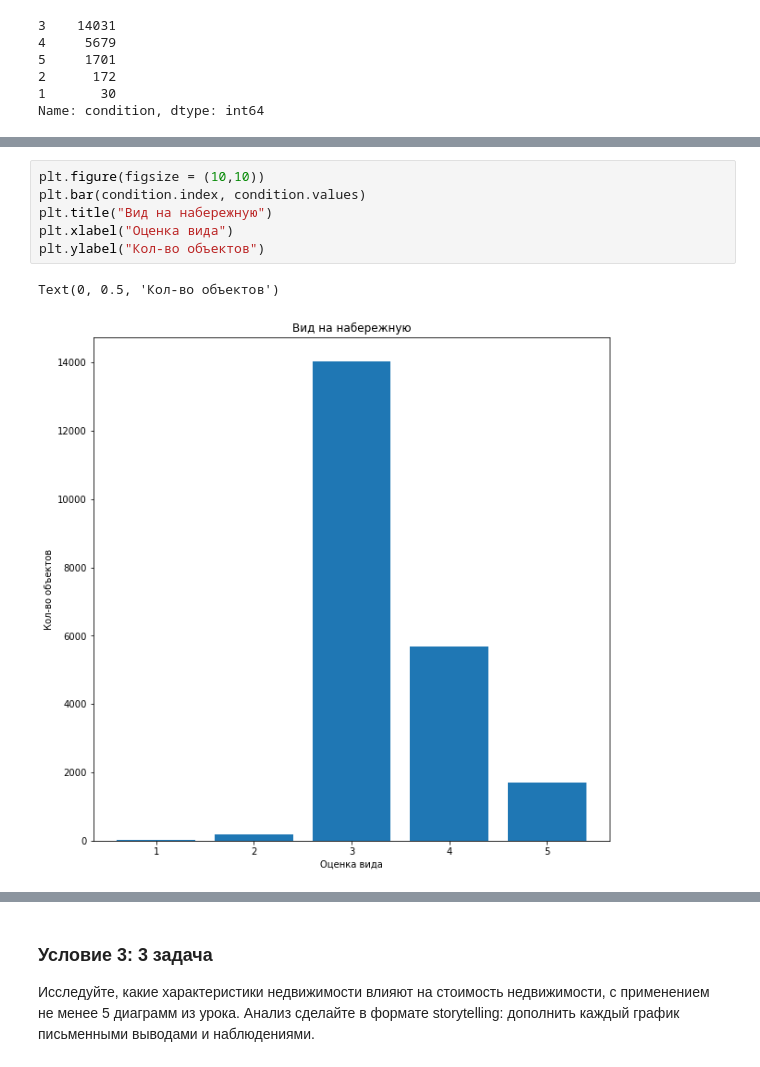
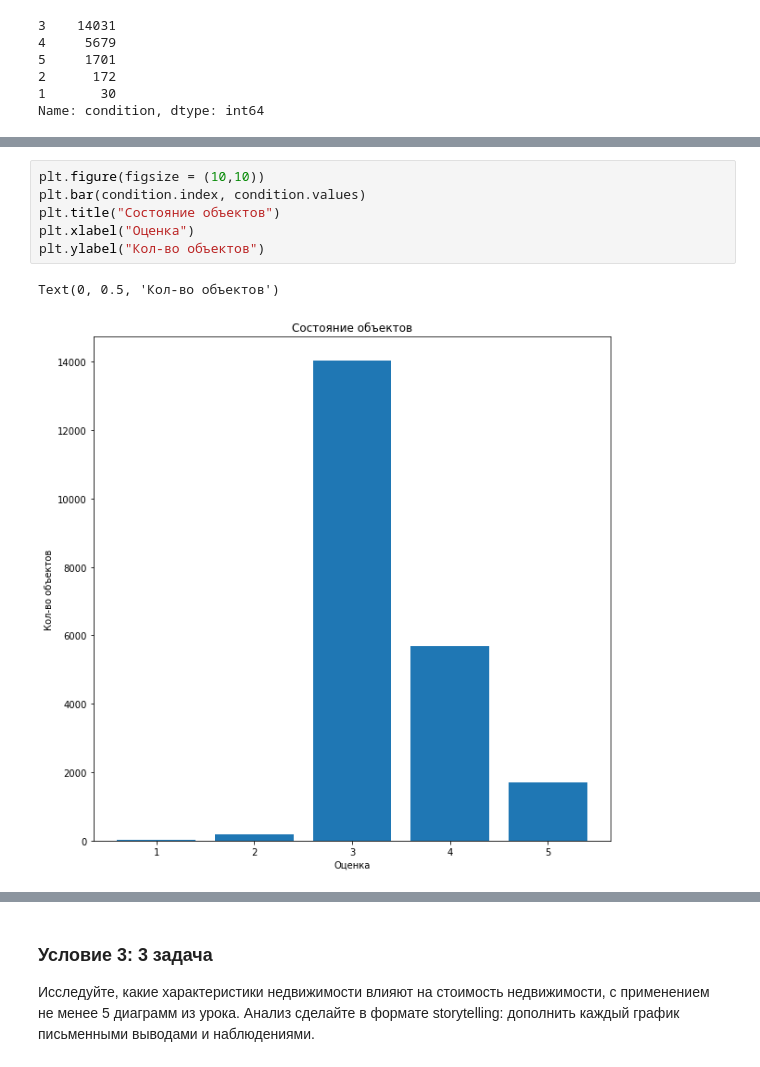
Before and after one commit to nordl1ng/b_a, a Jupyter notebook: hw_4/HW_4.ipynb, the cells around one changed output, grey strips where cells are left out. Saved outputs shown, nothing was run; the diff lists cells and outputs as text.

```diff
--- a/hw_4/HW_4.ipynb
+++ b/hw_4/HW_4.ipynb
@@ -195,9 +218,9 @@ plt.legend(condition.index);
 # %%
 plt.figure(figsize = (10,10))
 plt.bar(condition.index, condition.values)
-plt.title("Вид на набережную")
-plt.xlabel("Оценка вида")
+plt.title("Состояние объектов")
+plt.xlabel("Оценка")
 plt.ylabel("Кол-во объектов")
 # %% [output]
 Text(0, 0.5, 'Кол-во объектов')
-[figure, old version]
+[figure, new version]
```
Also changed, not shown: parts of 47 cells of this notebook.
